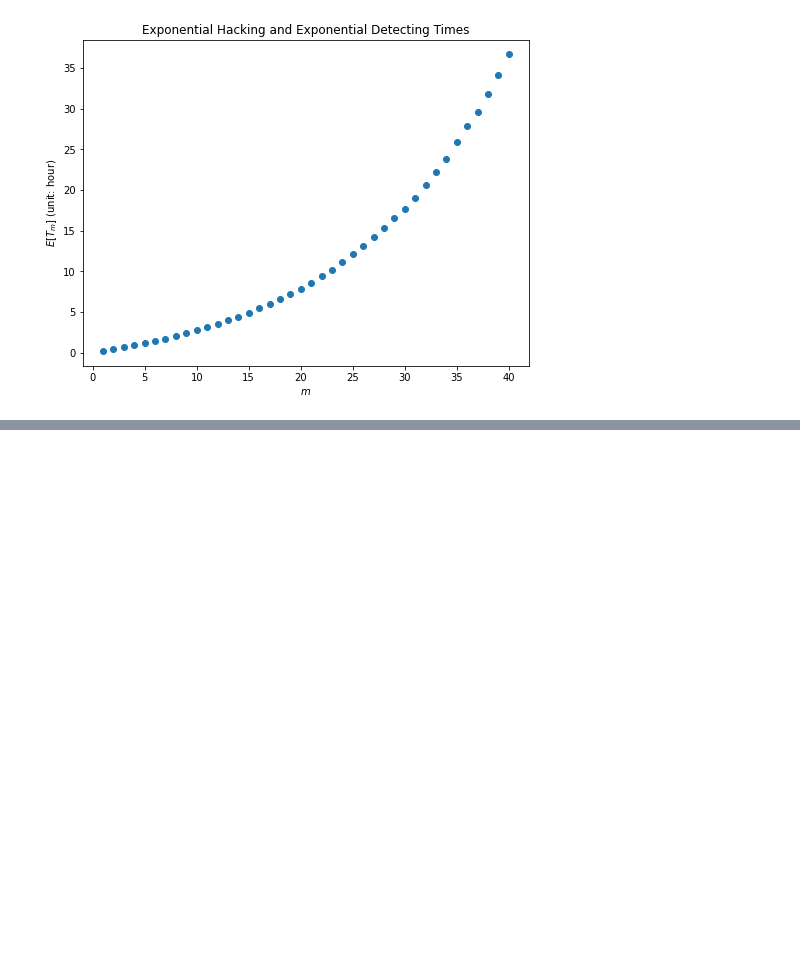
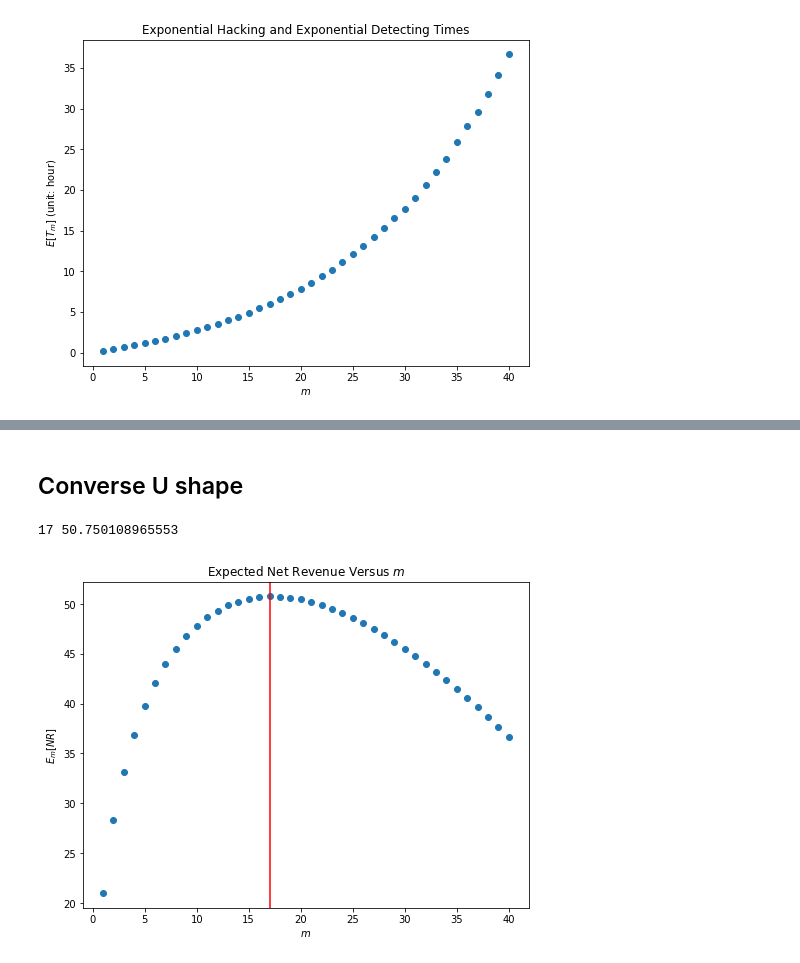
Before and after one commit to xuxiufeng/Blockchain_Simulations_Revised, a Jupyter notebook: Expectated_Time_Exp_and_Exp.ipynb, the cells around one changed output, grey strips where cells are left out. Drawn from its saved outputs; the diff is of its cells as text; code cells hidden in the pictures; blank space fills up the shorter version.

```diff
--- a/Expectated_Time_Exp_and_Exp.ipynb
+++ b/Expectated_Time_Exp_and_Exp.ipynb
@@ -62,0 +66,9 @@ plt.show()
+# %%
+R = [2*np.exp(np.sqrt(c)) for c in range(1, m+1)] # Increasing
+C_2 = [c ** 0.1 for c in range(1, m+1)]
+C_1 = [c for c in range(1, m+1)]
+E_mNR = np.repeat(np.nan, len(ET_m))
+for j in range(m):
+  E_mNR[j] = R[j] - C_2[j] - C_1[j]/(1/delta)
+m_max = np.where(E_mNR == max(E_mNR))[0][0] + 1
+print(m_max, max(E_mNR))
@@ -62,0 +87,23 @@ plt.show()
+# %% [markdown]
+## Converse U shape
+# %%
+R = [np.sqrt(c)*25 for c in range(1, m+1)]
+C_2 = [c ** 0.1 for c in range(1, m+1)]
+C_1 = [c for c in range(1, m+1)]
+E_mNR = np.repeat(np.nan, len(ET_m))
+for j in range(m):
+  E_mNR[j] = R[j] - C_2[j] - C_1[j]/(1/delta)
+m_max = np.where(E_mNR == max(E_mNR))[0][0] + 1
+print(m_max, max(E_mNR))
+# %% [output]
+17 50.750108965553
+# %%
+fig = plt.figure(figsize=(8, 6))
+plt.scatter(range(1, m+1), E_mNR)
+plt.axvline(x = m_max, c='red')
+plt.xlabel(r'$m$')
+plt.ylabel(r'$E_m[NR]$')
+plt.title(r'Expected Net Revenue Versus $m$')
+plt.show()
+# %% [output]
+[figure, added]
```
Also changed, not shown: parts of 6 cells of this notebook.
